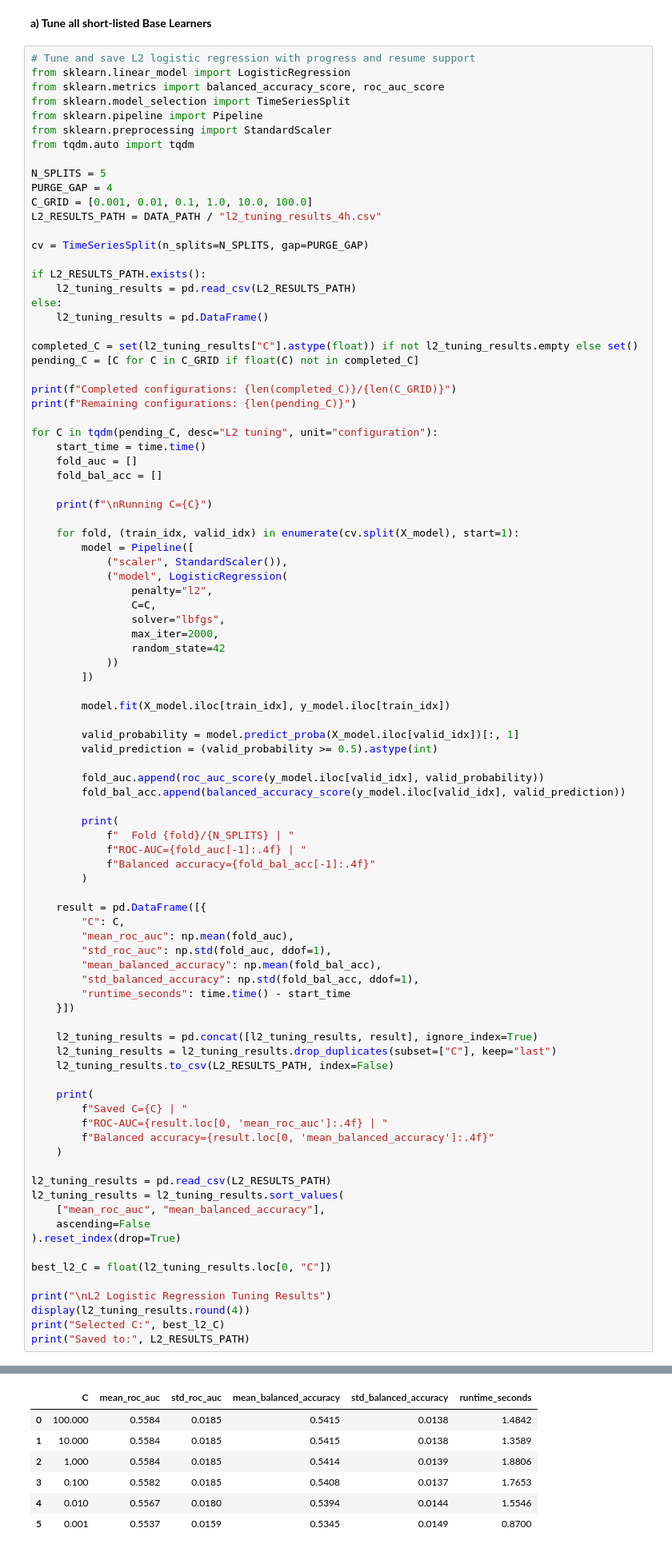
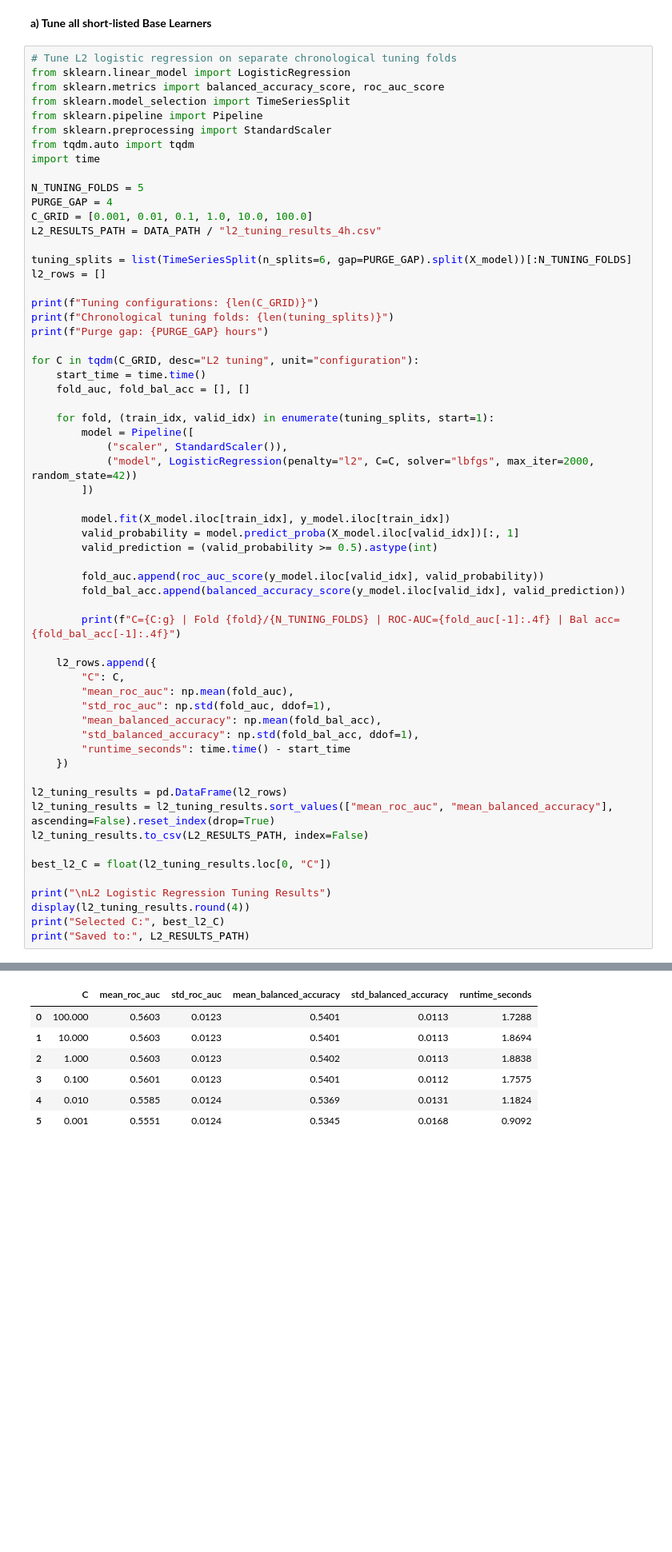
Before and after one commit to jade-lam/CQF, a Jupyter notebook: CQF_Final_Project.ipynb, the cells around one changed output, grey strips where cells are left out. Shown at 80% size. Saved outputs shown, nothing was run; the diff lists cells and outputs as text; blank space fills up the shorter version.

```diff
--- a/CQF_Final_Project.ipynb
+++ b/CQF_Final_Project.ipynb
@@ -5056,89 +5164,58 @@ Untuned Base-Model Benchmark Comparison
 # %% [markdown]
 **a) Tune all short-listed Base Learners**
 # %%
-# Tune and save L2 logistic regression with progress and resume support
+# Tune L2 logistic regression on separate chronological tuning folds
 from sklearn.linear_model import LogisticRegression
 from sklearn.metrics import balanced_accuracy_score, roc_auc_score
 from sklearn.model_selection import TimeSeriesSplit
 from sklearn.pipeline import Pipeline
 from sklearn.preprocessing import StandardScaler
 from tqdm.auto import tqdm
+import time
 
-N_SPLITS = 5
+N_TUNING_FOLDS = 5
 PURGE_GAP = 4
 C_GRID = [0.001, 0.01, 0.1, 1.0, 10.0, 100.0]
 L2_RESULTS_PATH = DATA_PATH / "l2_tuning_results_4h.csv"
 
-cv = TimeSeriesSplit(n_splits=N_SPLITS, gap=PURGE_GAP)
+tuning_splits = list(TimeSeriesSplit(n_splits=6, gap=PURGE_GAP).split(X_model))[:N_TUNING_FOLDS]
+l2_rows = []
 
-if L2_RESULTS_PATH.exists():
-    l2_tuning_results = pd.read_csv(L2_RESULTS_PATH)
-else:
-    l2_tuning_results = pd.DataFrame()
+print(f"Tuning configurations: {len(C_GRID)}")
+print(f"Chronological tuning folds: {len(tuning_splits)}")
+print(f"Purge gap: {PURGE_GAP} hours")
 
-completed_C = set(l2_tuning_results["C"].astype(float)) if not l2_tuning_results.empty else set()
-pending_C = [C for C in C_GRID if float(C) not in completed_C]
+for C in tqdm(C_GRID, desc="L2 tuning", unit="configuration"):
+    start_time = time.time()
+    fold_auc, fold_bal_acc = [], []
 
-print(f"Completed configurations: {len(completed_C)}/{len(C_GRID)}")
-print(f"Remaining configurations: {len(pending_C)}")
-
-for C in tqdm(pending_C, desc="L2 tuning", unit="configuration"):
-    start_time = time.time()
-    fold_auc = []
-    fold_bal_acc = []
-
-    print(f"\nRunning C={C}")
-
-    for fold, (train_idx, valid_idx) in enumerate(cv.split(X_model), start=1):
+    for fold, (train_idx, valid_idx) in enumerate(tuning_splits, start=1):
         model = Pipeline([
             ("scaler", StandardScaler()),
-            ("model", LogisticRegression(
-                penalty="l2",
-                C=C,
-                solver="lbfgs",
-                max_iter=2000,
-                random_state=42
-            ))
+            ("model", LogisticRegression(penalty="l2", C=C, solver="lbfgs", max_iter=2000, random_state=42))
         ])
 
         model.fit(X_model.iloc[train_idx], y_model.iloc[train_idx])
-
         valid_probability = model.predict_proba(X_model.iloc[valid_idx])[:, 1]
         valid_prediction = (valid_probability >= 0.5).astype(int)
 
         fold_auc.append(roc_auc_score(y_model.iloc[valid_idx], valid_probability))
         fold_bal_acc.append(balanced_accuracy_score(y_model.iloc[valid_idx], valid_prediction))
 
-        print(
-            f"  Fold {fold}/{N_SPLITS} | "
-            f"ROC-AUC={fold_auc[-1]:.4f} | "
-            f"Balanced accuracy={fold_bal_acc[-1]:.4f}"
-        )
+        print(f"C={C:g} | Fold {fold}/{N_TUNING_FOLDS} | ROC-AUC={fold_auc[-1]:.4f} | Bal acc={fold_bal_acc[-1]:.4f}")
 
-    result = pd.DataFrame([{
+    l2_rows.append({
         "C": C,
         "mean_roc_auc": np.mean(fold_auc),
         "std_roc_auc": np.std(fold_auc, ddof=1),
         "mean_balanced_accuracy": np.mean(fold_bal_acc),
         "std_balanced_accuracy": np.std(fold_bal_acc, ddof=1),
         "runtime_seconds": time.time() - start_time
-    }])
+    })
 
-    l2_tuning_results = pd.concat([l2_tuning_results, result], ignore_index=True)
-    l2_tuning_results = l2_tuning_results.drop_duplicates(subset=["C"], keep="last")
-    l2_tuning_results.to_csv(L2_RESULTS_PATH, index=False)
-
-    print(
-        f"Saved C={C} | "
-        f"ROC-AUC={result.loc[0, 'mean_roc_auc']:.4f} | "
-        f"Balanced accuracy={result.loc[0, 'mean_balanced_accuracy']:.4f}"
-    )
-
-l2_tuning_results = pd.read_csv(L2_RESULTS_PATH)
-l2_tuning_results = l2_tuning_results.sort_values(
-    ["mean_roc_auc", "mean_balanced_accuracy"],
-    ascending=False
-).reset_index(drop=True)
+l2_tuning_results = pd.DataFrame(l2_rows)
+l2_tuning_results = l2_tuning_results.sort_values(["mean_roc_auc", "mean_balanced_accuracy"], ascending=False).reset_index(drop=True)
+l2_tuning_results.to_csv(L2_RESULTS_PATH, index=False)
 
 best_l2_C = float(l2_tuning_results.loc[0, "C"])
 
@@ -5167,12 +5245,12 @@ Saved C=100.0 | ROC-AUC=0.5584 | Balanced accuracy=0.5415
 
 L2 Logistic Regression Tuning Results
 |  | C | mean_roc_auc | std_roc_auc | mean_balanced_accuracy | std_balanced_accuracy | runtime_seconds |
-| 0 | 100.000 | 0.5584 | 0.0185 | 0.5415 | 0.0138 | 1.4842 |
-| 1 | 10.000 | 0.5584 | 0.0185 | 0.5415 | 0.0138 | 1.3589 |
-| 2 | 1.000 | 0.5584 | 0.0185 | 0.5414 | 0.0139 | 1.8806 |
-| 3 | 0.100 | 0.5582 | 0.0185 | 0.5408 | 0.0137 | 1.7653 |
-| 4 | 0.010 | 0.5567 | 0.0180 | 0.5394 | 0.0144 | 1.5546 |
-| 5 | 0.001 | 0.5537 | 0.0159 | 0.5345 | 0.0149 | 0.8700 |
+| 0 | 100.000 | 0.5603 | 0.0123 | 0.5401 | 0.0113 | 1.7288 |
+| 1 | 10.000 | 0.5603 | 0.0123 | 0.5401 | 0.0113 | 1.8694 |
+| 2 | 1.000 | 0.5603 | 0.0123 | 0.5402 | 0.0113 | 1.8838 |
+| 3 | 0.100 | 0.5601 | 0.0123 | 0.5401 | 0.0112 | 1.7575 |
+| 4 | 0.010 | 0.5585 | 0.0124 | 0.5369 | 0.0131 | 1.1824 |
+| 5 | 0.001 | 0.5551 | 0.0124 | 0.5345 | 0.0168 | 0.9092 |
 Selected C: 100.0
 Saved to: /content/drive/MyDrive/Colab Notebooks/CQF_final_project/data/l2_tuning_results_4h.csv
 # %%
```
Also changed, not shown: parts of 51 cells of this notebook.
